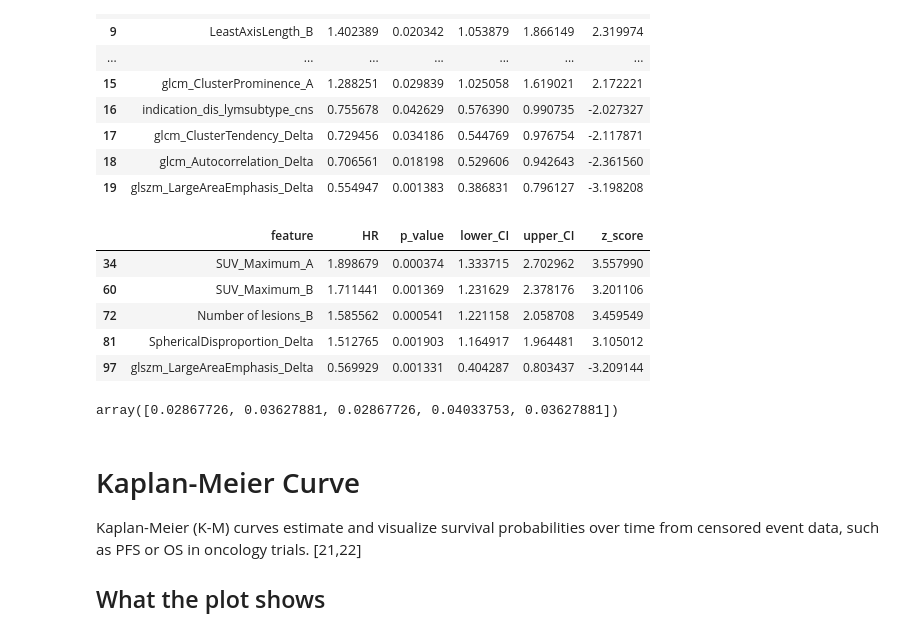
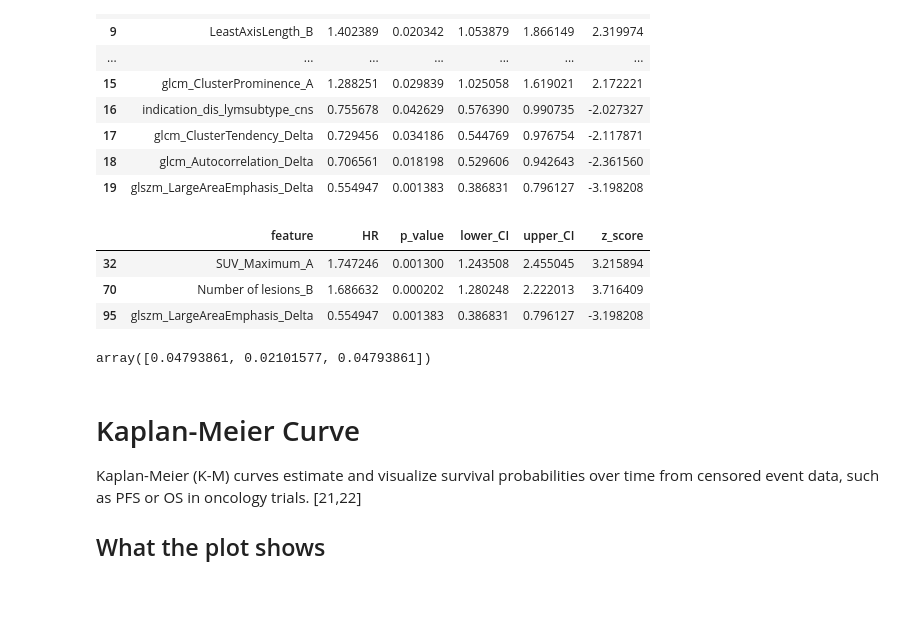
Before and after one commit to Mahsa-Zf/thesis_code, a Jupyter notebook: survival_analysis/cox_kaplan_analysis.ipynb, the cells around one changed output. Drawn from its saved outputs; the diff is of its cells as text; code cells hidden in the pictures; blank space fills up the shorter version.

Commit message:
changed clinical features to drop based on the changed patients

```diff
--- a/survival_analysis/cox_kaplan_analysis.ipynb
+++ b/survival_analysis/cox_kaplan_analysis.ipynb
@@ -13,15 +13,18 @@ from ml_modeling.data_loader import load_data
 # %%
 patients, os_targets, pfs_targets = load_data(survival_analysis_data=True)
 # %%
-clinical_ftrs_to_drop = ['total_num_priortherapylines_fl',
-                'tr_car_bridg_type.factor_None',
+clinical_ftrs_to_drop = [
+                'cli_st_neutrophils',
+                'indication_dis_diagnosis.factor_DLBCL',
+                'indication_dis_diagnosis.factor_tFL',
+                'indication_extran_invol',
+                'indication_extranodal_nr',
+                'indication_pri_refr',
+                'indication_sec_refr',
+                'indication_age_60',
                 'scr_weight',
                 'scr_height',
-                'indication_age_60',
-                'cli_st_neutrophils',
-                'indication_extran_invol',
-                'indication_pri_refr',
-                'indication_sec_refr'
+                'tr_car_bridg_type.factor_None'
                 ]
 # %%
 print(f"Dataset shape before dropping features {patients.shape}")
@@ -329,21 +332,19 @@ results_df_pfs[results_df_pfs['p_value'] < 0.05].sort_values('HR', ascending=Fal
 | 19 | glszm_LargeAreaEmphasis_Delta | 0.554947 | 0.001383 | 0.386831 | 0.796127 | -3.198208 |
 # %%
 # adjusting p-values for multiple testing
-pvals = results_df['p_value'].values
+pvals = results_df_pfs['p_value'].values
 is_significant, pvals_corrected, _, _ = smm.multipletests(pvals, alpha=0.05, method='fdr_bh')
 # %%
-results_df[is_significant]
+results_df_pfs[is_significant]
 # %% [output]
 |  | feature | HR | p_value | lower_CI | upper_CI | z_score |
-| 34 | SUV_Maximum_A | 1.898679 | 0.000374 | 1.333715 | 2.702962 | 3.557990 |
-| 60 | SUV_Maximum_B | 1.711441 | 0.001369 | 1.231629 | 2.378176 | 3.201106 |
-| 72 | Number of lesions_B | 1.585562 | 0.000541 | 1.221158 | 2.058708 | 3.459549 |
-| 81 | SphericalDisproportion_Delta | 1.512765 | 0.001903 | 1.164917 | 1.964481 | 3.105012 |
-| 97 | glszm_LargeAreaEmphasis_Delta | 0.569929 | 0.001331 | 0.404287 | 0.803437 | -3.209144 |
+| 32 | SUV_Maximum_A | 1.747246 | 0.001300 | 1.243508 | 2.455045 | 3.215894 |
+| 70 | Number of lesions_B | 1.686632 | 0.000202 | 1.280248 | 2.222013 | 3.716409 |
+| 95 | glszm_LargeAreaEmphasis_Delta | 0.554947 | 0.001383 | 0.386831 | 0.796127 | -3.198208 |
 # %%
 pvals_corrected[is_significant == True]
 # %% [output]
-array([0.02867726, 0.03627881, 0.02867726, 0.04033753, 0.03627881])
+array([0.04793861, 0.02101577, 0.04793861])
 # %% [markdown]
 # Kaplan-Meier Curve
 
```
Also changed, not shown: parts of 9 cells of this notebook.
